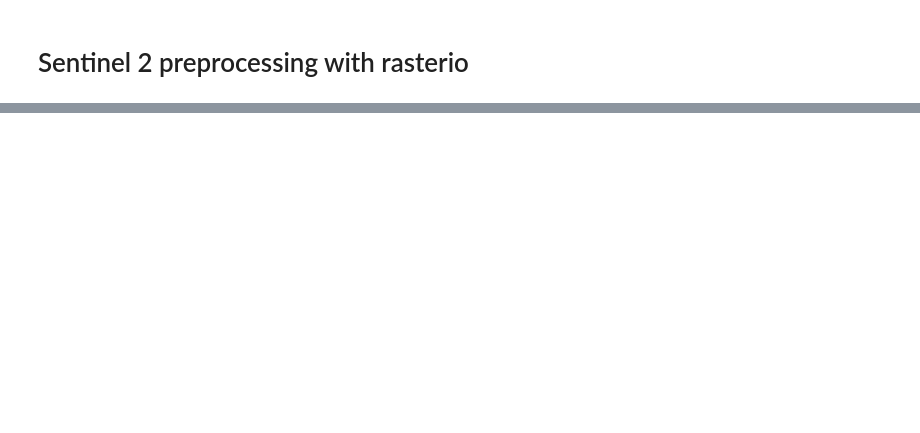
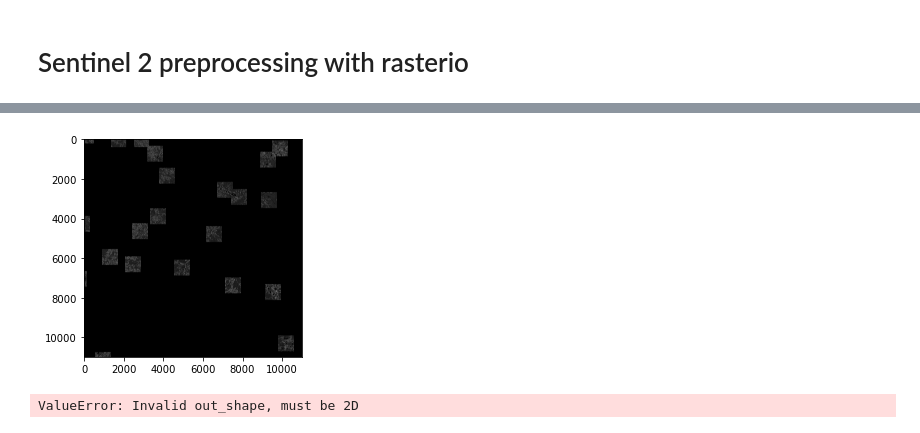
Before and after one commit to Vk0z/vitpheno, a Jupyter notebook: sentinel2_preprocessing.ipynb, the cells around one changed output, grey strips where cells are left out. Cells and saved outputs as stored; diff of their text form; code cells hidden in the pictures; blank space fills up the shorter version.

```diff
--- a/sentinel2_preprocessing.ipynb
+++ b/sentinel2_preprocessing.ipynb
@@ -7,4 +14,4 @@ from rasterio.plot import show
 # %%
 dir = "Downloads"
 #path = 'zip+file:///Downloads/S2A_MSIL2A_20170420T103021_N0204_R108_T32UNB_20170420T103454.zip!/S2A_MSIL2A_20170420T103021_N0204_R108_T32UNB_20170420T103454.SAFE/GRANULE/L2A_T32UNB_A009543_20170420T103454/IMG_DATA/R10m/L2A_T32UNB_20170420T103021_B04_10m.jp2'
-path = r'C:\Users\Kostas\Downloads\S2A_MSIL2A_20170420T103021_N0204_R108_T32UNB_20170420T103454.SAFE\GRANULE\L2A_T32UNB_A009543_20170420T103454\IMG_DATA\R10m\L2A_T32UNB_20170420T103021_B04_10m.jp2'
+path = r'C:\Users\Kostas\Downloads\S2A_MSIL2A_20170420T103021_N0204_R108_T32UNB_20170420T103454.SAFE\GRANULE\L2A_T32UNB_A009543_20170420T103454\IMG_DATA\R10m\L2A_T32UNB_20170420T103021_B08_10m.jp2'
@@ -10,0 +20,3 @@ path = r'C:\Users\Kostas\Downloads\S2A_MSIL2A_20170420T103021_N0204_R108_T32UNB_
+# %%
+buffers = gpd.read_file(r'C:\Users\Kostas\Desktop\GIMA\Module_7\Data\PEP725\After_2016_sent_from_PEP725\pep725_outputs\pep725_high_count_days\buffers_day_92.geojson')
+buffers.set_crs(32632, inplace=True, allow_override=True)
@@ -15,0 +44,40 @@ with rasterio.open(path, driver='JP2OpenJPEG') as dataset:
+# %%
+# Open the raster dataset
+with rasterio.open(path, driver='JP2OpenJPEG') as src:
+    # Read the data
+    data = src.read()
+    # Clip the raster dataset with the GeoDataFrame
+    clipped_image, clipped_transform = mask(src, envelope_gdf.geometry)
+    # Plot the clipped raster
+    plt.imshow(clipped_image[0], cmap='gray')
+    plt.show()
+# %% [output]
+[figure, added]
+# %%
+with rasterio.open(path, driver='JP2OpenJPEG') as src:
+    # Read the data
+    data = src.read(indexes=1)
+
+     # Remove extra dimensions from the data array
+    data = data.squeeze()
+
+    # Get the bounding box of the raster
+    bbox = BoundingBox(*src.bounds)
+
+    # Clip the features in the extent_gdf GeoDataFrame to the bounding box
+    clipped_gdf = envelope_gdf.copy()
+    clipped_gdf['geometry'] = geometry_mask(clipped_gdf, bbox, src.transform, invert=True)
+
+    # Loop over the features in the extent_gdf GeoDataFrame
+    for i, feature in clipped_gdf.iterrows():
+        # Clip the raster with the current feature
+        clipped_image, clipped_transform = mask(src, [feature.geometry], nodata=src.nodata)
+
+    # Save the clipped raster to a file
+    with rasterio.open(f"output_{i}.tiff", "w", driver="GTiff",
+                       height=clipped_image.shape[1], width=clipped_image.shape[2],
+                       count=src.count, dtype=src.dtypes[0], crs=src.crs,
+                       transform=clipped_transform) as dst:
+        dst.write(clipped_image)
+# %% [output]
+ValueError: Invalid out_shape, must be 2D
```
Also changed, not shown: parts of 6 cells of this notebook.
